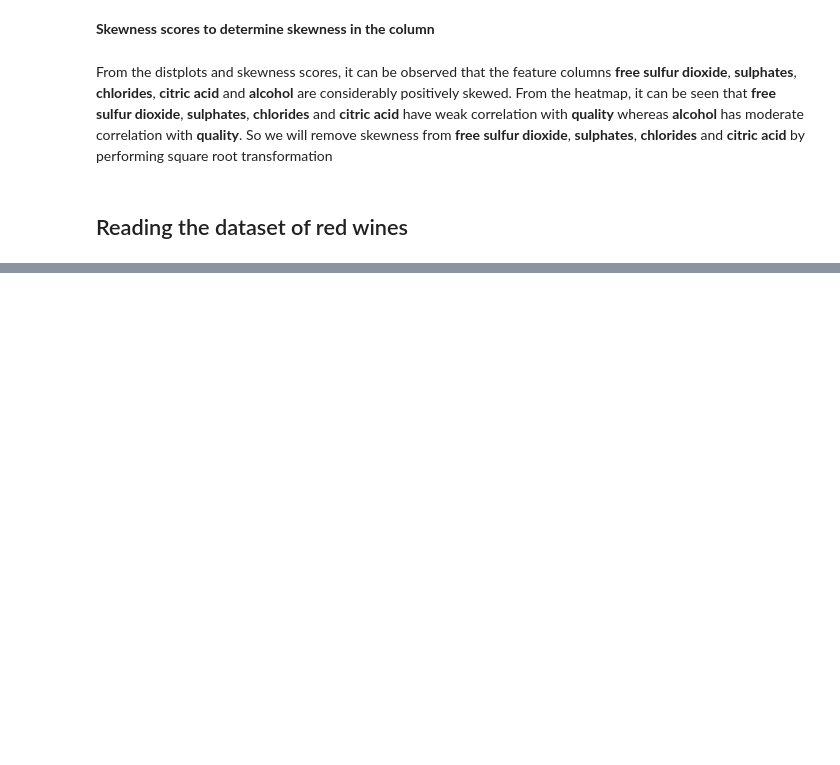
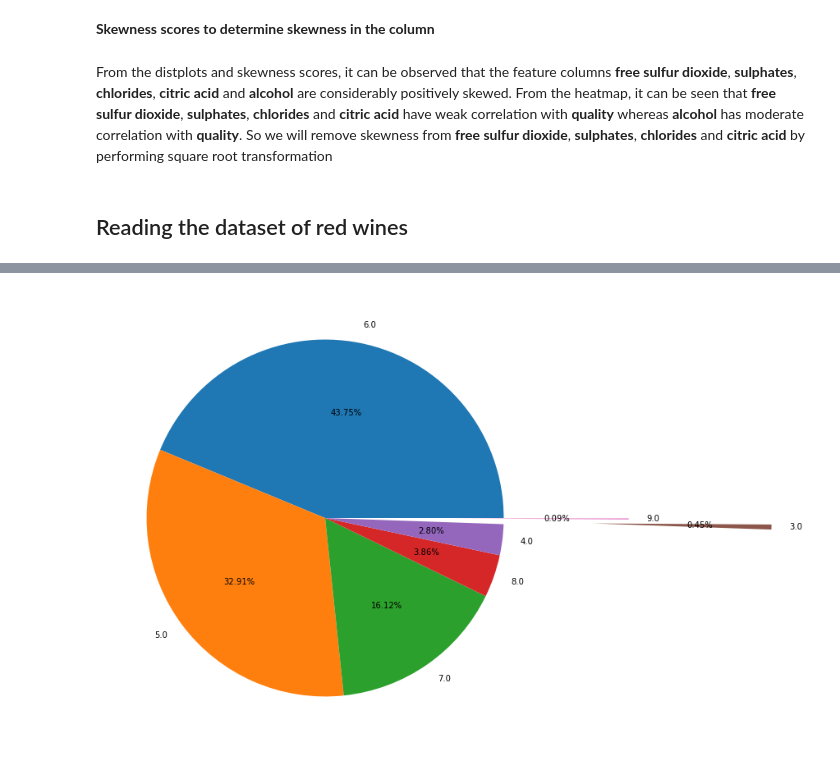
Before and after one commit to nipun1992/Predicting-Wine-Color, a Jupyter notebook: Wine quality Prediction-checkpoint.ipynb, the cells around one changed output, grey strips where cells are left out. Cells and saved outputs as stored; diff of their text form; code cells hidden in the pictures; blank space fills up the shorter version.

```diff
--- a/Wine quality Prediction-checkpoint.ipynb
+++ b/Wine quality Prediction-checkpoint.ipynb
@@ -449,3 +1073,9 @@ df_white.head(20)
+# %%
+plt.figure(figsize=(15,10))
+plt.pie(df2['quality'].value_counts(), labels=df2['quality'].unique(), autopct='%0.2f%%', explode=(0,0,0,0,0,1.5,0.7))
+plt.show()
+# %% [output]
+[figure, added]
 # %%
 q = df['quality']
 c = df['color']
```
Also changed, not shown: parts of 117 cells of this notebook, 1 other file.
